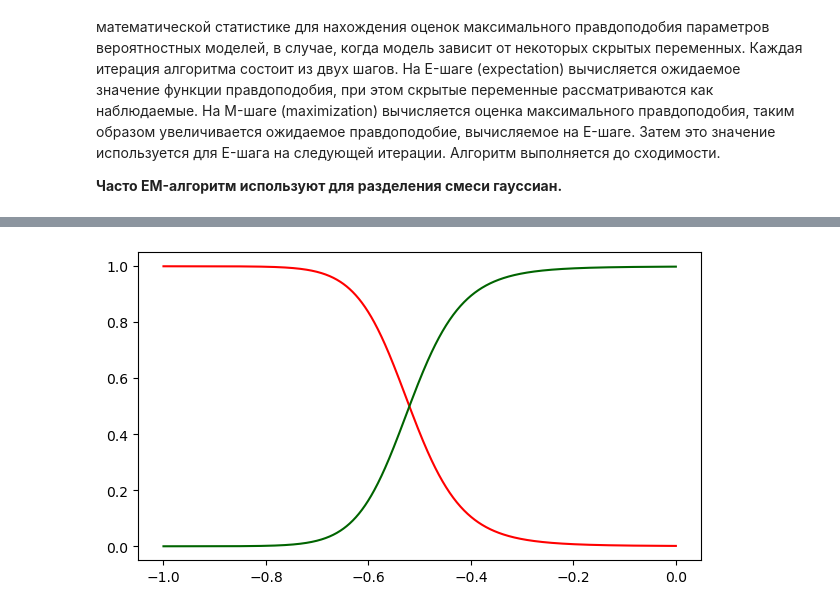
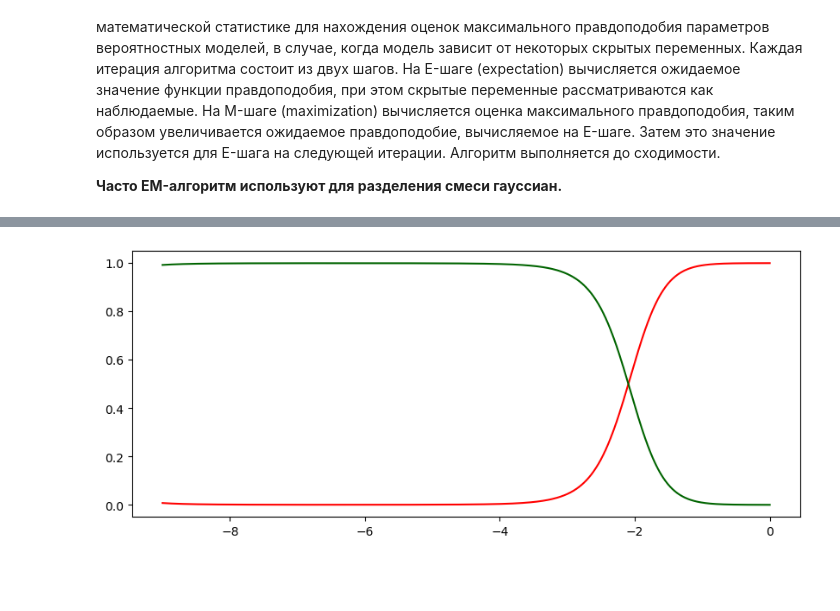
Before and after one commit to natalia-sd/AI-andstuff, a Jupyter notebook: lab_5/lab_5.ipynb, the cells around one changed output, grey strips where cells are left out. Saved outputs shown, nothing was run; the diff lists cells and outputs as text; code cells hidden in the pictures; blank space fills up the shorter version.

Commit message:
FIX: fix and enhance LOO, EM, and plots

```diff
--- a/lab_5/lab_5.ipynb
+++ b/lab_5/lab_5.ipynb
@@ -489,23 +483,15 @@ array([[ 4.13299518, -2.69468165,  3.24221966, ...,  4.17872476,
 # %%
-X = bi_data[0].reshape(-1, 1)
+X = bi_data2.reshape(-1, 1)
 gm = GaussianMixture(n_components=2, covariance_type='full', random_state=11).fit(X)
 gm.means_
-fig = plt.figure(figsize=(16, 4))
+fig = plt.figure(figsize=(10, 4))
 
-y_1 = gm.predict_proba(x.reshape(-1, 1))[:,0]
-y_2 = gm.predict_proba(x.reshape(-1, 1))[:,1]
+x2 = np.linspace(-9, 0, 1000)
+y_1 = gm.predict_proba(x2.reshape(-1, 1))[:,0]
+y_2 = gm.predict_proba(x2.reshape(-1, 1))[:,1]
 
-
-# plt.subplot(1, 2, 1)
-# # x = np.linspace(-15, 15, 1000)
-# plt.plot(x, y_1, color = 'magenta')
-# plt.plot(x, y_2, color = 'brown')
-
-
-plt.subplot(1, 2, 2)
-x2 = np.linspace(-1, 0, 1000)
 plt.plot(x2, y_1, color = 'red')
 plt.plot(x2, y_2, color = 'darkgreen')
 plt.show()
 # %% [output]
-[figure, old version]
+[figure, new version]
```
Also changed, not shown: parts of 17 cells of this notebook.
